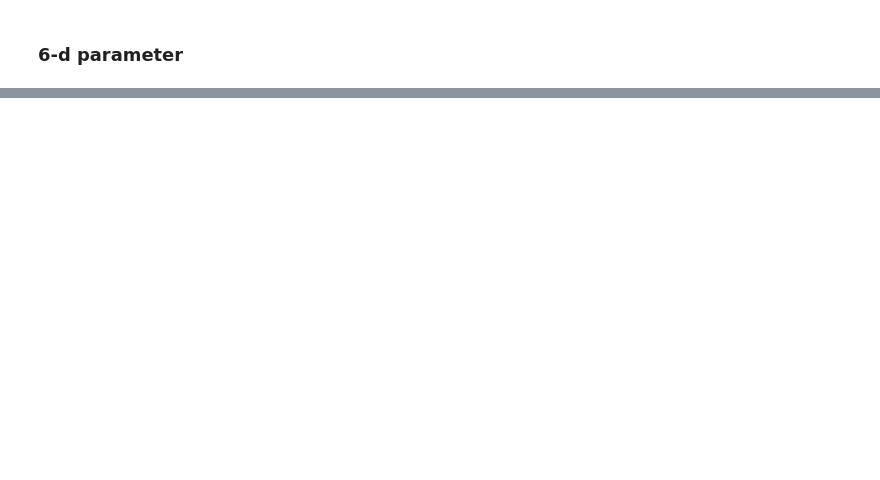
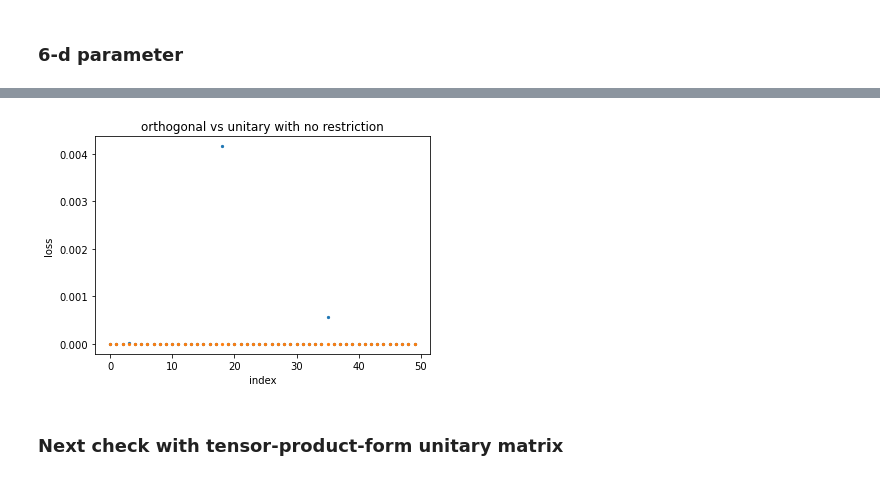
Before and after one commit to MKrbm/worms, a Jupyter notebook: python/nsp/unitary_vs_orthogonal.ipynb, the cells around one changed output, grey strips where cells are left out. Saved outputs shown, nothing was run; the diff lists cells and outputs as text; code cells hidden in the pictures; blank space fills up the shorter version.

```diff
--- a/python/nsp/unitary_vs_orthogonal.ipynb
+++ b/python/nsp/unitary_vs_orthogonal.ipynb
@@ -13,11 +17,11 @@ def callbackF(x, f, context):
 # %%
 reload(optm)
 reload(lf)
-# U = optm.unitary_solver([2, 2], syms = True, dtype=torch.float64)
+U = optm.unitary_solver([2, 2], syms = True, dtype=torch.float64)
 func = optm.unitary_optm(X, N = 2, dtype=np.float64)
 import scipy.optimize as optimize
 # bounds = [[0, 20]] + [[0, np.pi] for _ in range(func.n_params-2)] + [[0, 2*np.pi]]
-bounds = [[0, 2*np.pi]]
+bounds = [[0, 10]]
 ret = optimize.dual_annealing(func, bounds = bounds, restart_temp_ratio = 1e-5, visit = 2.7, initial_temp = 10**3, maxiter = 1000, callback = callbackF)
 # %% [output]
 lps = 2, N = 2
@@ -66,5 +79,41 @@ np.linalg.det(func.matrix())
 # %%
-# rranges = (slice(0, 4, 0.25),) * 6
-# from scipy import optimize
-# resbrute = optimize.brute(func, rranges, full_output=True,
-#                               finish=optimize.fmin)
+N = 50
+L = 4
+t_float = []
+for _ in tqdm(range(N)):
+    X = np.random.rand(L*L).reshape(L, L)-0.5
+    X = X + X.T + np.eye(L)
+    func = optm.unitary_optm(X, N = 1, dtype=np.float64)
+    bounds = [[-10, 10]]*func.n_params
+    ret = optimize.dual_annealing(func, bounds = bounds, restart_temp_ratio = 1e-3,
+                                  visit = 2.7, initial_temp = 10**2, maxiter = 100,
+                                  callback = callbackNone)
+    t_float.append(ret.fun)
+# %%
+N = 50
+L = 4
+t_comp = []
+for _ in tqdm(range(N)):
+    X = np.random.rand(L*L).reshape(L, L)-0.5
+    X = X + X.T + np.eye(L)
+    func = optm.unitary_optm(X, N = 1, dtype=np.complex128)
+    bounds = [[-10, 10]]*func.n_params
+    ret = optimize.dual_annealing(func, bounds = bounds, restart_temp_ratio = 1e-3,
+                                  visit = 2.7, initial_temp = 10**2, maxiter = 100,
+                                  callback = callbackNone)
+    t_comp.append(ret.fun)
+# %%
+from matplotlib import pyplot as plt
+fig, ax = plt.subplots()
+
+ax.scatter(np.arange(50), t_comp, s = 5,  label = "complex")
+ax.scatter(np.arange(50), t_float, s = 5, label = "float")
+ax.set_title('orthogonal vs unitary with no restriction')
+ax.set_xlabel('index')
+ax.set_ylabel('loss ')
+fig.show()
+plt.savefig('without_res.jpg', dpi=400, bbox_inches="tight")
+# %% [output]
+[figure, added]
+# %% [markdown]
+### Next check with tensor-product-form unitary matrix
```
Also changed, not shown: parts of 21 cells of this notebook, 6 other files.
